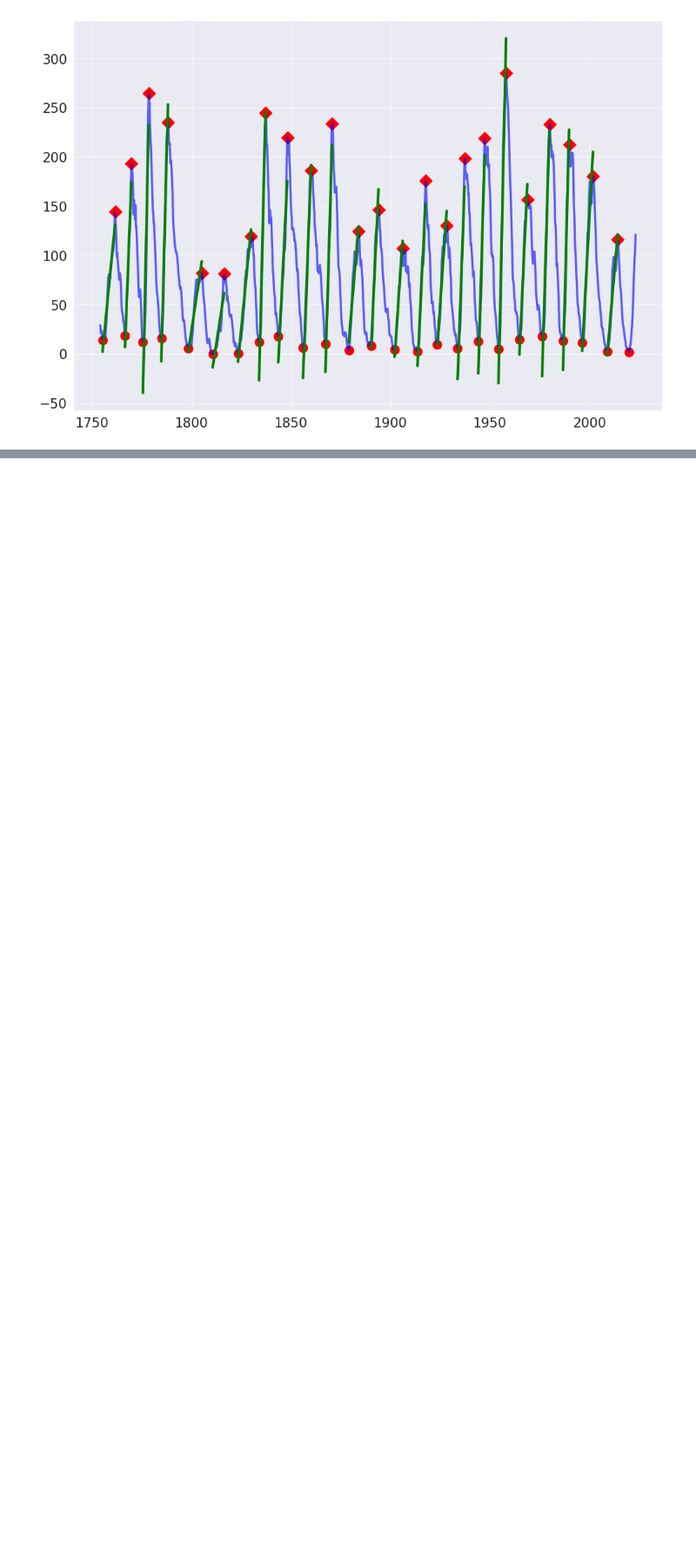
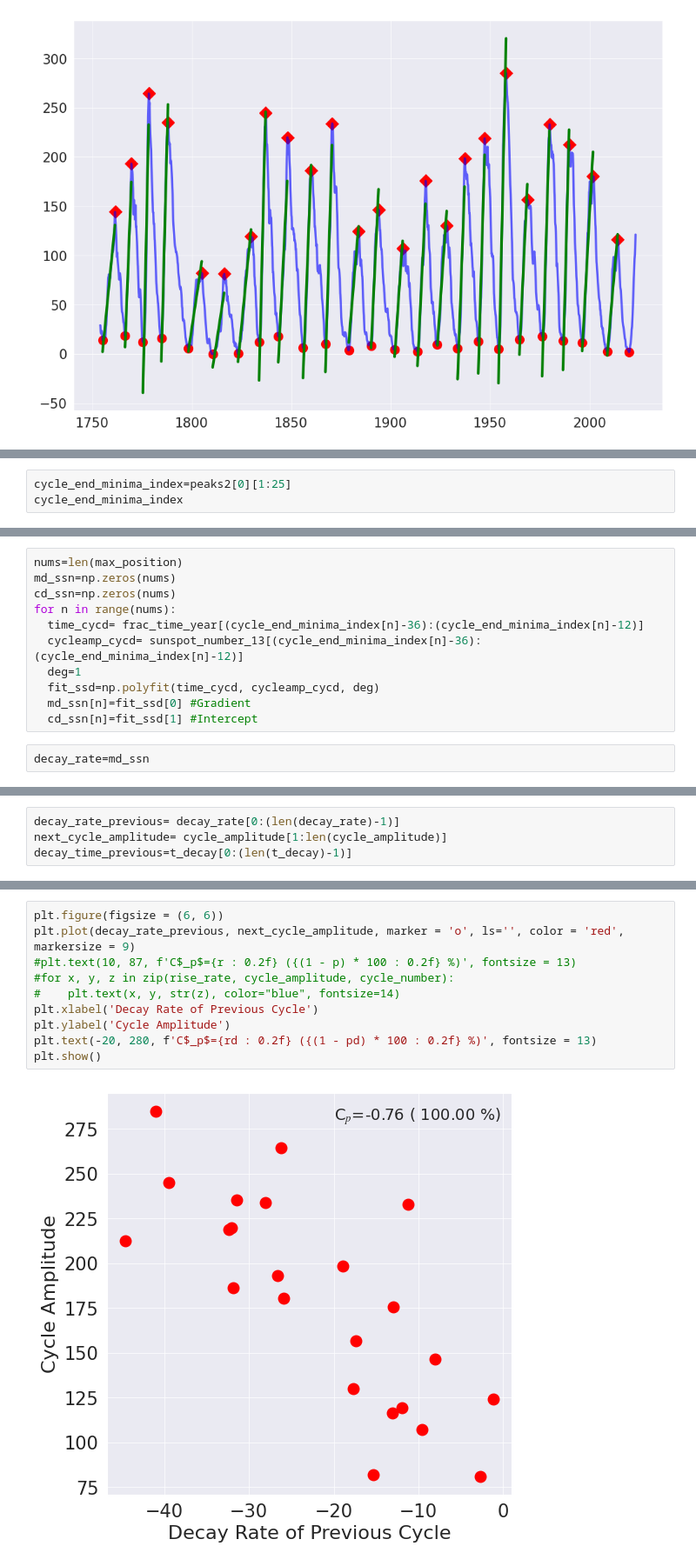
Before and after one commit to soumitrahazra/My_Data_Analysis_Codes, a Jupyter notebook: Sunspot_Time_Series_Data_Analysis_Asymmetry.ipynb, the cells around one changed output, grey strips where cells are left out. Shown at 87% size. Cells and saved outputs as stored; diff of their text form; blank space fills up the shorter version.

```diff
--- a/Sunspot_Time_Series_Data_Analysis_Asymmetry.ipynb
+++ b/Sunspot_Time_Series_Data_Analysis_Asymmetry.ipynb
@@ -566,0 +582,3 @@ for n in range(nums):
+# %%
+cycle_end_minima_index=peaks2[0][1:25]
+cycle_end_minima_index
@@ -566,0 +589,13 @@ for n in range(nums):
+# %%
+nums=len(max_position)
+md_ssn=np.zeros(nums)
+cd_ssn=np.zeros(nums)
+for n in range(nums):
+  time_cycd= frac_time_year[(cycle_end_minima_index[n]-36):(cycle_end_minima_index[n]-12)]
+  cycleamp_cycd= sunspot_number_13[(cycle_end_minima_index[n]-36):(cycle_end_minima_index[n]-12)]
+  deg=1
+  fit_ssd=np.polyfit(time_cycd, cycleamp_cycd, deg)
+  md_ssn[n]=fit_ssd[0] #Gradient
+  cd_ssn[n]=fit_ssd[1] #Intercept
+# %%
+decay_rate=md_ssn
@@ -566,0 +622,4 @@ for n in range(nums):
+# %%
+decay_rate_previous= decay_rate[0:(len(decay_rate)-1)]
+next_cycle_amplitude= cycle_amplitude[1:len(cycle_amplitude)]
+decay_time_previous=t_decay[0:(len(t_decay)-1)]
@@ -566,0 +631,12 @@ for n in range(nums):
+# %%
+plt.figure(figsize = (6, 6))
+plt.plot(decay_rate_previous, next_cycle_amplitude, marker = 'o', ls='', color = 'red', markersize = 9)
+#plt.text(10, 87, f'C$_p$={r : 0.2f} ({(1 - p) * 100 : 0.2f} %)', fontsize = 13)
+#for x, y, z in zip(rise_rate, cycle_amplitude, cycle_number):
+#    plt.text(x, y, str(z), color="blue", fontsize=14)
+plt.xlabel('Decay Rate of Previous Cycle')
+plt.ylabel('Cycle Amplitude')
+plt.text(-20, 280, f'C$_p$={rd : 0.2f} ({(1 - pd) * 100 : 0.2f} %)', fontsize = 13)
+plt.show()
+# %% [output]
+[figure, added]
```
Also changed, not shown: parts of 8 cells of this notebook.
